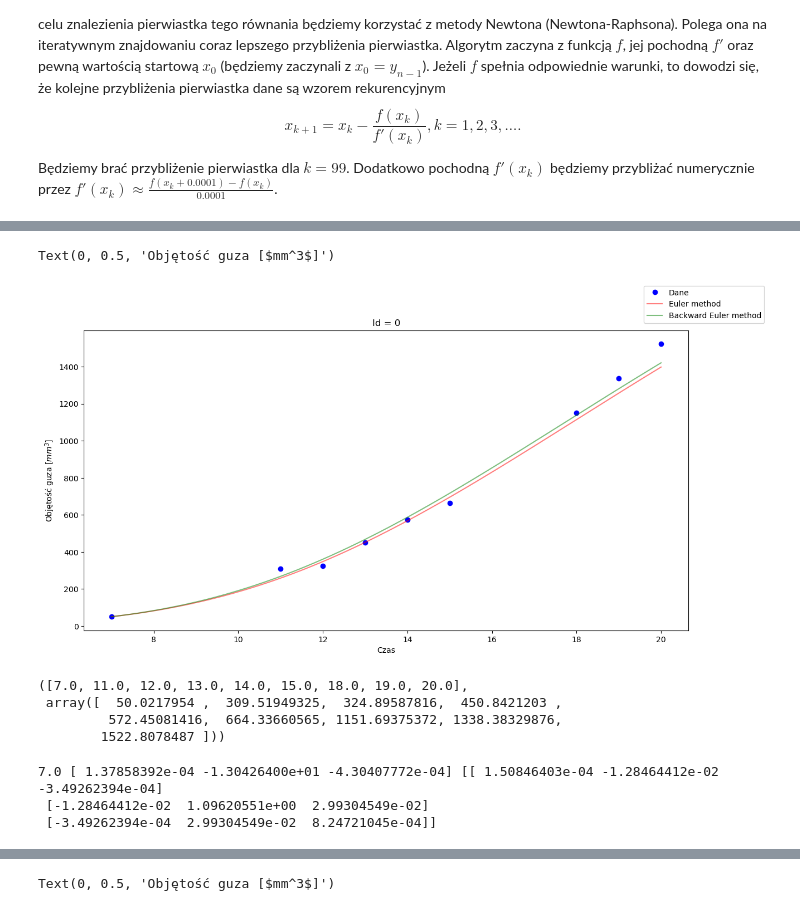
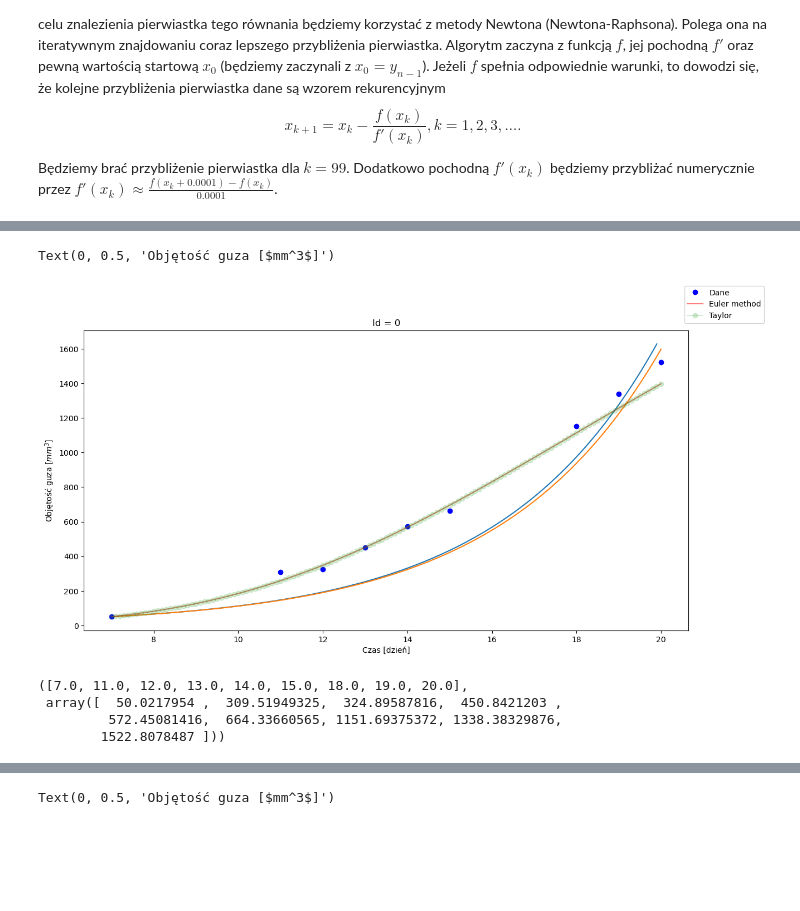
Before and after one commit to Tomexr1/Rownania_rozniczkowe, a Jupyter notebook: Prezentacja.ipynb, the cells around one changed output, grey strips where cells are left out. Drawn from its saved outputs; the diff is of its cells as text; code cells hidden in the pictures; blank space fills up the shorter version.

Commit message:
Taylor, testy

```diff
--- a/Prezentacja.ipynb
+++ b/Prezentacja.ipynb
@@ -418,26 +446,52 @@ def newton_method(f, x0):
+# %%
+C = lung_1.Observation.iloc[0] / 3000 / np.exp(-np.exp(-0.13 * lung_1.Time.iloc[0]))
+D = lung_1.Observation.iloc[0] / np.exp(0.27 * lung_1.Time.iloc[0])
+# %%
+def gomp(t):
+    return C * 3000 * np.exp(-np.exp(0.93*t))
+
+
+
+def mal(t):
+    return D * np.exp(0.27 * t)
 # %%
 # np
 h = 10 ** (-1)
 
 lung_1 = lung_vol_data[lung_vol_data['ID'] == 0]
 n = (lung_1['Time'].iloc[-1] - lung_1['Time'][0]) / h
 
 
-xs, ys = backward_euler_method(gompertz, lung_1['Time'][0], lung_1['Observation'][0], h, int(n))
-xs2, ys2 = euler_method(gompertz, lung_1['Time'][0], lung_1['Observation'][0], h, int(n))
+xs1, ys1 = backward_euler_method(gompertz_diff, lung_1['Time'][0], lung_1['Observation'][0], h, int(n))
+xs2, ys2 = euler_method(gompertz_diff, lung_1['Time'][0], lung_1['Observation'][0], h, int(n))
+xs3, ys3 = quadratic_taylor_method(gompertz_diff, lung_1['Time'][0], lung_1['Observation'][0], h, int(n))
+xs4, ys4 = quadratic_taylor_method(malthus_diff, lung_1['Time'][0], lung_1['Observation'][0], h, int(n))
+xs5, ys5 = quadratic_taylor_method(verhulst_diff, lung_1['Time'][0], lung_1['Observation'][0], h, int(n))
+
+# dane dla K = 3000, r = 0.13 i danych lung_1 id=1, model grompetza
+
+xs = np.arange(lung_1.Time.iloc[0], lung_1.Time.iloc[-1], h)
+# xs = np.arange(lung_1.Time.iloc[0], 20000, h)
+ys = [mal(t) for t in xs]
 
 
 fig, ax = plt.subplots()
+
+ax.plot(xs, ys)
+ax.plot(xs4, ys4)
+
 ax.plot(lung_1['Time'], lung_1['Observation'], 'bo', label='Dane')
 ax.plot(xs2, ys2, 'r-', label='Euler method', alpha=0.5)
-ax.plot(xs, ys, 'g-', label='Backward Euler method', alpha=0.5)
+# ax.plot(xs1, ys1, 'g-', label='Backward Euler method', alpha=0.5)
+ax.plot(xs3, ys3, 'o-', label='Taylor', alpha=0.2)
 fig.legend()
 plt.title('Id = 0')
-plt.xlabel('Czas')
+plt.xlabel('Czas [dzień]')
 plt.ylabel('Objętość guza [$mm^3$]')
+# ys3[51], ys2[51]
 # %% [output]
 Text(0, 0.5, 'Objętość guza [$mm^3$]')
-[figure, old version]
+[figure, new version]
 # %%
 from scipy.optimize import curve_fit
 # %%
@@ -451,10 +505,5 @@ list(lung_1.Time), lung_1['Observation'].to_numpy()
          572.45081416,  664.33660565, 1151.69375372, 1338.38329876,
         1522.8078487 ]))
 # %%
-popt, pcov = curve_fit(gompertz2, lung_2['Time'].to_numpy(), lung_2['Observation'].to_numpy())
-print(lung_1.Time.iloc[0], gompertz2(7, *pcov), pcov)
+popt, pcov = curve_fit(gompertz, lung_1['Time'], lung_1['Observation'])
-# %% [output]
-7.0 [ 1.37858392e-04 -1.30426400e+01 -4.30407772e-04] [[ 1.50846403e-04 -1.28464412e-02 -3.49262394e-04]
- [-1.28464412e-02  1.09620551e+00  2.99304549e-02]
- [-3.49262394e-04  2.99304549e-02  8.24721045e-04]]
 # %%
```
Also changed, not shown: parts of 25 cells of this notebook.
